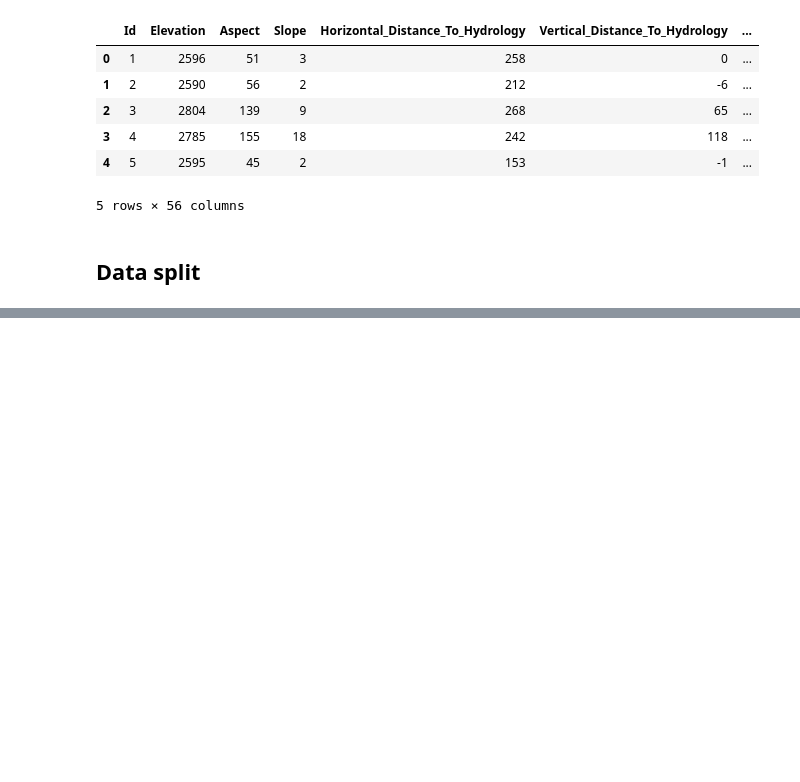
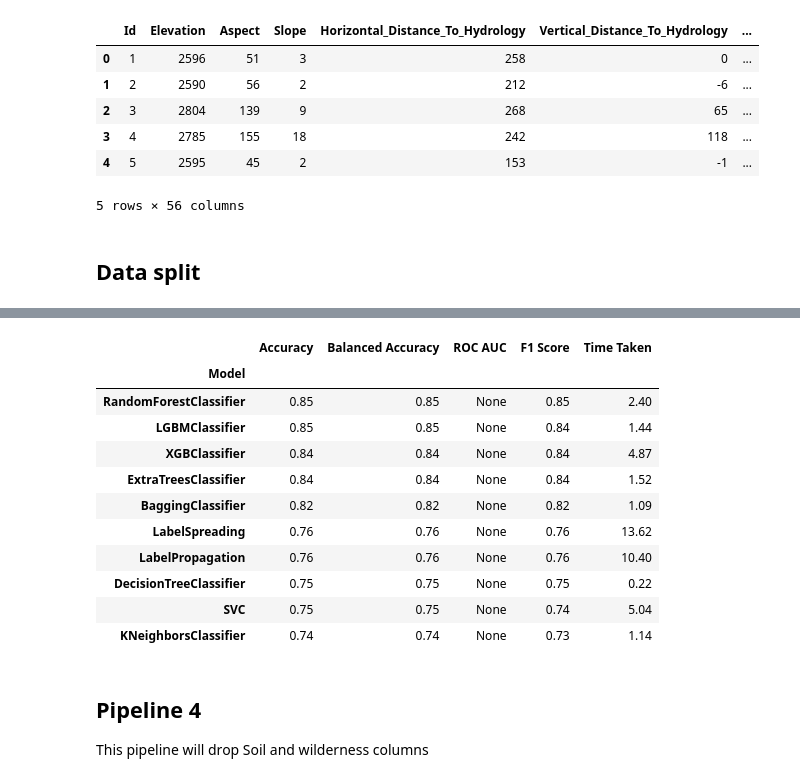
Before and after one commit to hectorpatino/forest_cover_prediction, a Jupyter notebook: notebooks/pipelines/not linear/new_one.ipynb, the cells around one changed output, grey strips where cells are left out. Drawn from its saved outputs; the diff is of its cells as text; code cells hidden in the pictures; blank space fills up the shorter version.

```diff
--- a/notebooks/pipelines/not linear/new_one.ipynb
+++ b/notebooks/pipelines/not linear/new_one.ipynb
@@ -159,0 +281,17 @@ models_1.head(5)
+# %%
+pipeline_list_3 = [
+    ('dropuniquefeatures', DropIdentifierFeatures()),
+    ('aspect', AspectTransformer(column='Aspect', new_name='Orientation')),
+    ('soil_columns_dummies', FromDummiesToCategories(cols_to_operate=soil_columns, new_column_name='Soil_Type')),
+    ('wilder_columns_dummies', FromDummiesToCategories(cols_to_operate=wilder_columns, new_column_name='Wilderness')),
+    ('soil_rare', RareLabelEncoder(tol=0.05, variables=['Soil_Type'])),
+    ('dp', DropConstantFeatures(tol=0.99)),
+    ('dt', DistanceTransformer()),
+     ('one_hot',OneHotEncoder(variables=['Soil_Type', 'Wilderness', 'Orientation'])),
+    ('winds', Winsorizer(variables=['EuclideanDistanceHidroloy',  'Elevation',
+                                                       'Hillshade_9am', 'Hillshade_Noon', 'Hillshade_3pm'])),
+    ('dd', SmartCorrelatedSelection()),
+]
+pipeline_3 = Pipeline(pipeline_list_3)
+X_train_pipe_3 = pipeline_3.fit_transform(X_train)
+X_train_pipe_3.head()
@@ -159,0 +306,3 @@ models_1.head(5)
+# %%
+X_test_pipe_3 = pipeline_3.transform(X_test)
+X_test_pipe_3.head(5)
@@ -159,0 +317,3 @@ models_1.head(5)
+# %%
+clf_p3 = LazyClassifier(verbose=0,ignore_warnings=True, custom_metric=None)
+models_3, predictions_3 = clf_p3.fit(X_train_pipe_3, X_test_pipe_3, y_train, y_test)
@@ -159,0 +329,18 @@ models_1.head(5)
+# %%
+models_3.head(10)
+# %% [output]
+|  | Accuracy | Balanced Accuracy | ROC AUC | F1 Score | Time Taken |
+| Model |  |  |  |  |  |
+| RandomForestClassifier | 0.85 | 0.85 | None | 0.85 | 2.40 |
+| LGBMClassifier | 0.85 | 0.85 | None | 0.84 | 1.44 |
+| XGBClassifier | 0.84 | 0.84 | None | 0.84 | 4.87 |
+| ExtraTreesClassifier | 0.84 | 0.84 | None | 0.84 | 1.52 |
+| BaggingClassifier | 0.82 | 0.82 | None | 0.82 | 1.09 |
+| LabelSpreading | 0.76 | 0.76 | None | 0.76 | 13.62 |
+| LabelPropagation | 0.76 | 0.76 | None | 0.76 | 10.40 |
+| DecisionTreeClassifier | 0.75 | 0.75 | None | 0.75 | 0.22 |
+| SVC | 0.75 | 0.75 | None | 0.74 | 5.04 |
+| KNeighborsClassifier | 0.74 | 0.74 | None | 0.73 | 1.14 |
+# %% [markdown]
+## Pipeline 4
+This pipeline will drop Soil and wilderness columns
```
Also changed, not shown: parts of 43 cells of this notebook, 4 other files.
